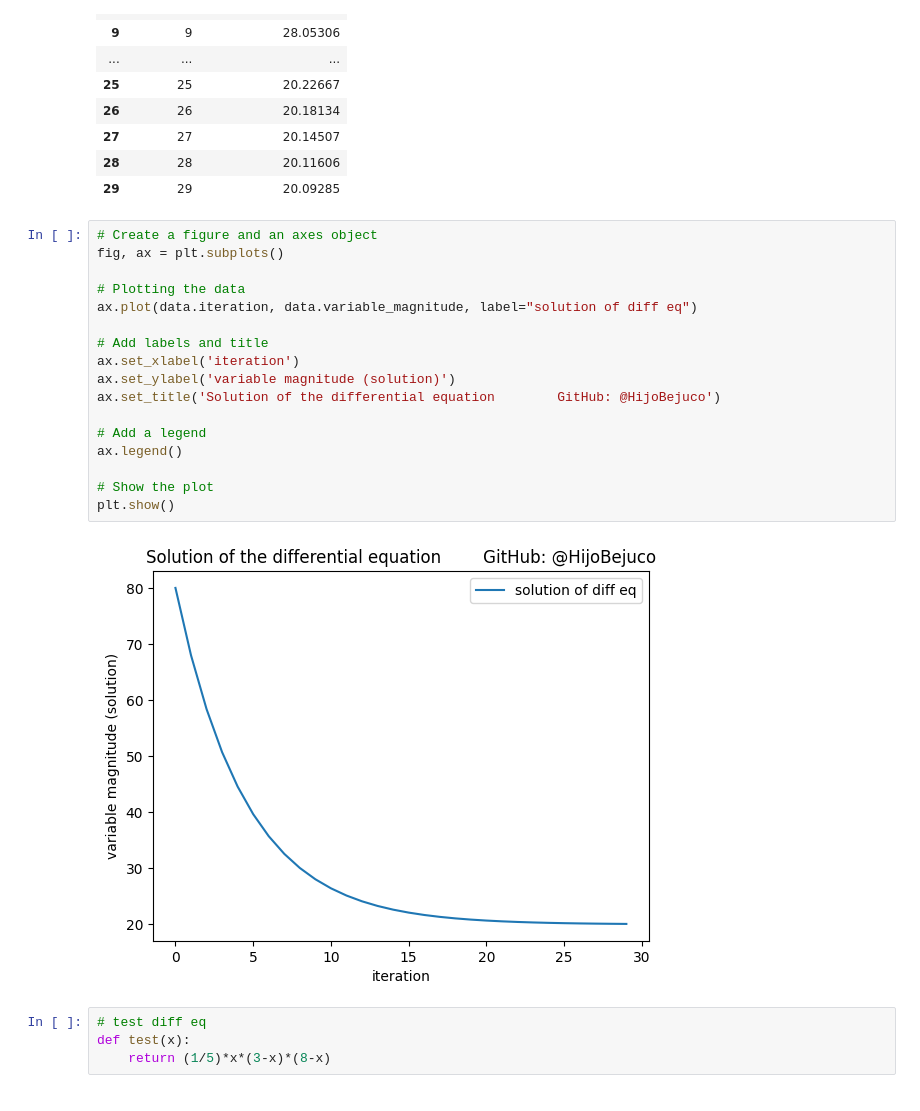
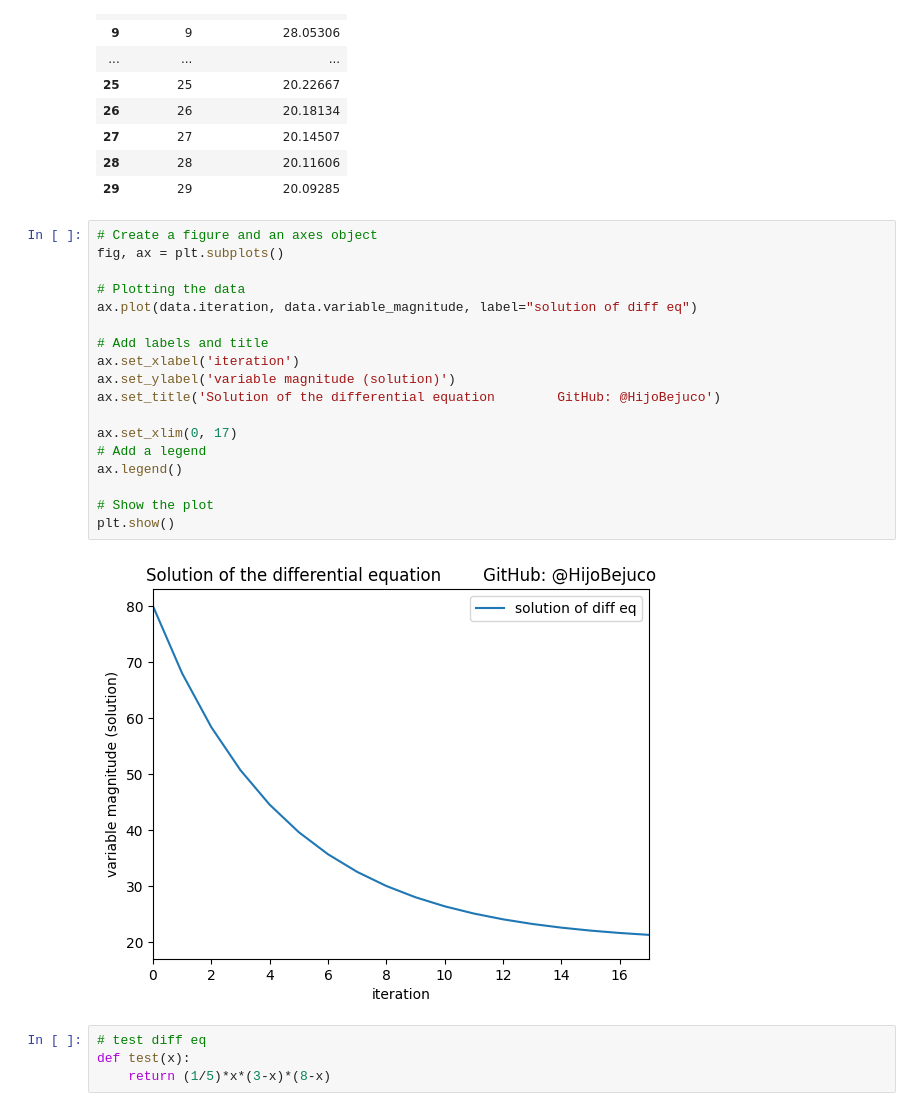
Before and after one commit to HijoBejuco/dynamical-systems-modeling, a Jupyter notebook: code_notebook.ipynb, the cells around one changed output. Drawn from its saved outputs; the diff is of its cells as text.

```diff
--- a/code_notebook.ipynb
+++ b/code_notebook.ipynb
@@ -54,22 +54,23 @@ data
 # %%
 # Create a figure and an axes object
 fig, ax = plt.subplots()
 
 # Plotting the data
 ax.plot(data.iteration, data.variable_magnitude, label="solution of diff eq")
 
 # Add labels and title
 ax.set_xlabel('iteration')
 ax.set_ylabel('variable magnitude (solution)')
 ax.set_title('Solution of the differential equation        GitHub: @HijoBejuco')
 
+ax.set_xlim(0, 17)
 # Add a legend
 ax.legend()
 
 # Show the plot
 plt.show()
 # %% [output]
-[figure, old version]
+[figure, new version]
 # %%
 # test diff eq
 def test(x):
```
Also changed, not shown: 1 other file.
